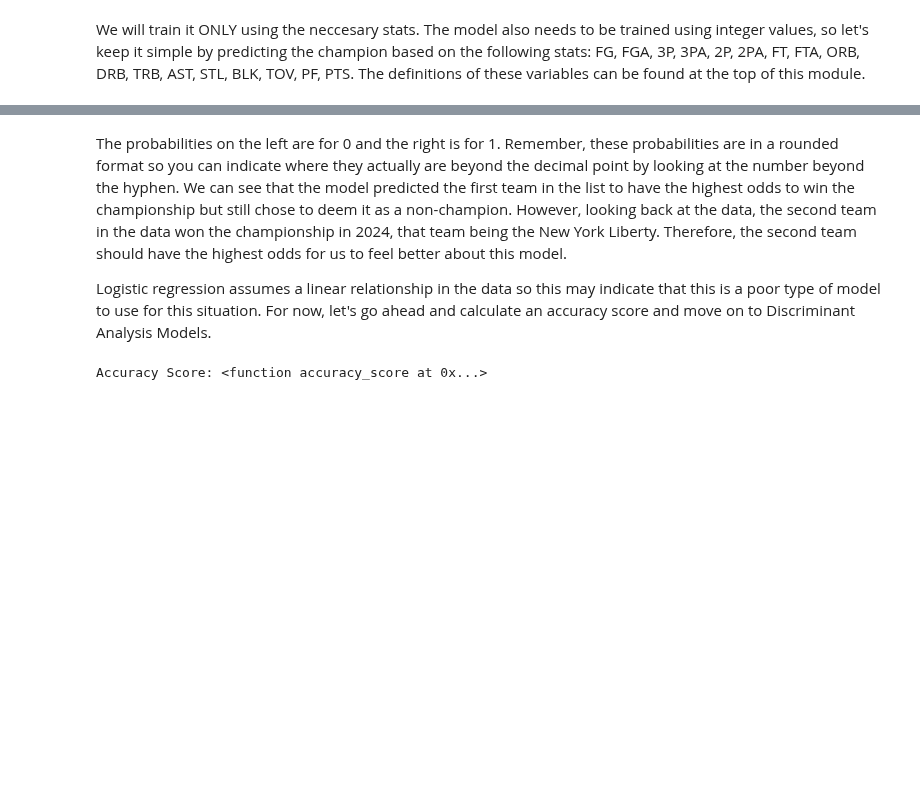
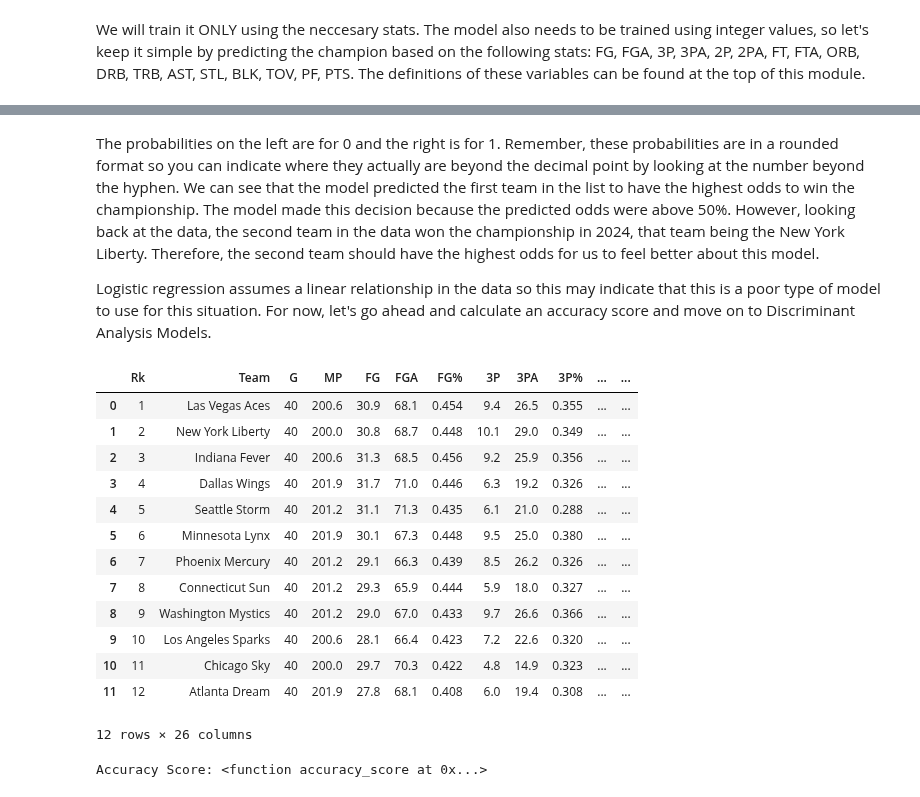
Before and after one commit to schuckers/Charlotte_SCORE_Summer25, a Jupyter notebook: Modules/Intro to Categorical Model-Making Module by Austin Hayes/Intro to Categorical Model-Making Module by Austin Hayes.ipynb, the cells around one changed output, grey strips where cells are left out. Saved outputs shown, nothing was run; the diff lists cells and outputs as text; code cells hidden in the pictures; blank space fills up the shorter version.

Commit message:
Update to the Categorical-Modeling Model

```diff
--- a/Modules/Intro to Categorical Model-Making Module by Austin Hayes/Intro to Categorical Model-Making Module by Austin Hayes.ipynb
+++ b/Modules/Intro to Categorical Model-Making Module by Austin Hayes/Intro to Categorical Model-Making Module by Austin Hayes.ipynb
@@ -197,6 +204,23 @@ array([[8.63740715e-01, 1.36259285e-01],
 # %% [markdown]
-The probabilities on the left are for 0 and the right is for 1. Remember, these probabilities are in a rounded format so you can indicate where they actually are beyond the decimal point by looking at the number beyond the hyphen. We can see that the model predicted the first team in the list to have the highest odds to win the championship but still chose to deem it as a non-champion. However, looking back at the data, the second team in the data won the championship in 2024, that team being the New York Liberty. Therefore, the second team should have the highest odds for us to feel better about this model.
+The probabilities on the left are for 0 and the right is for 1. Remember, these probabilities are in a rounded format so you can indicate where they actually are beyond the decimal point by looking at the number beyond the hyphen. We can see that the model predicted the first team in the list to have the highest odds to win the championship. The model made this decision because the predicted odds were above 50%. However, looking back at the data, the second team in the data won the championship in 2024, that team being the New York Liberty. Therefore, the second team should have the highest odds for us to feel better about this model.
 
 Logistic regression assumes a linear relationship in the data so this may indicate that this is a poor type of model to use for this situation. For now, let's go ahead and calculate an accuracy score and move on to Discriminant Analysis Models.
+# %%
+TEST_WNBA_2024_Data
+# %% [output]
+|  | Rk | Team | G | MP | FG | FGA | FG% | 3P | 3PA | 3P% | ... | ... |
+| 0 | 1 | Las Vegas Aces | 40 | 200.6 | 30.9 | 68.1 | 0.454 | 9.4 | 26.5 | 0.355 | ... | ... |
+| 1 | 2 | New York Liberty | 40 | 200.0 | 30.8 | 68.7 | 0.448 | 10.1 | 29.0 | 0.349 | ... | ... |
+| 2 | 3 | Indiana Fever | 40 | 200.6 | 31.3 | 68.5 | 0.456 | 9.2 | 25.9 | 0.356 | ... | ... |
+| 3 | 4 | Dallas Wings | 40 | 201.9 | 31.7 | 71.0 | 0.446 | 6.3 | 19.2 | 0.326 | ... | ... |
+| 4 | 5 | Seattle Storm | 40 | 201.2 | 31.1 | 71.3 | 0.435 | 6.1 | 21.0 | 0.288 | ... | ... |
+| 5 | 6 | Minnesota Lynx | 40 | 201.9 | 30.1 | 67.3 | 0.448 | 9.5 | 25.0 | 0.380 | ... | ... |
+| 6 | 7 | Phoenix Mercury | 40 | 201.2 | 29.1 | 66.3 | 0.439 | 8.5 | 26.2 | 0.326 | ... | ... |
+| 7 | 8 | Connecticut Sun | 40 | 201.2 | 29.3 | 65.9 | 0.444 | 5.9 | 18.0 | 0.327 | ... | ... |
+| 8 | 9 | Washington Mystics | 40 | 201.2 | 29.0 | 67.0 | 0.433 | 9.7 | 26.6 | 0.366 | ... | ... |
+| 9 | 10 | Los Angeles Sparks | 40 | 200.6 | 28.1 | 66.4 | 0.423 | 7.2 | 22.6 | 0.320 | ... | ... |
+| 10 | 11 | Chicago Sky | 40 | 200.0 | 29.7 | 70.3 | 0.422 | 4.8 | 14.9 | 0.323 | ... | ... |
+| 11 | 12 | Atlanta Dream | 40 | 201.9 | 27.8 | 68.1 | 0.408 | 6.0 | 19.4 | 0.308 | ... | ... |
+12 rows × 26 columns
 # %%
 # Make accuracy score
```
Also changed, not shown: parts of 17 cells of this notebook.
